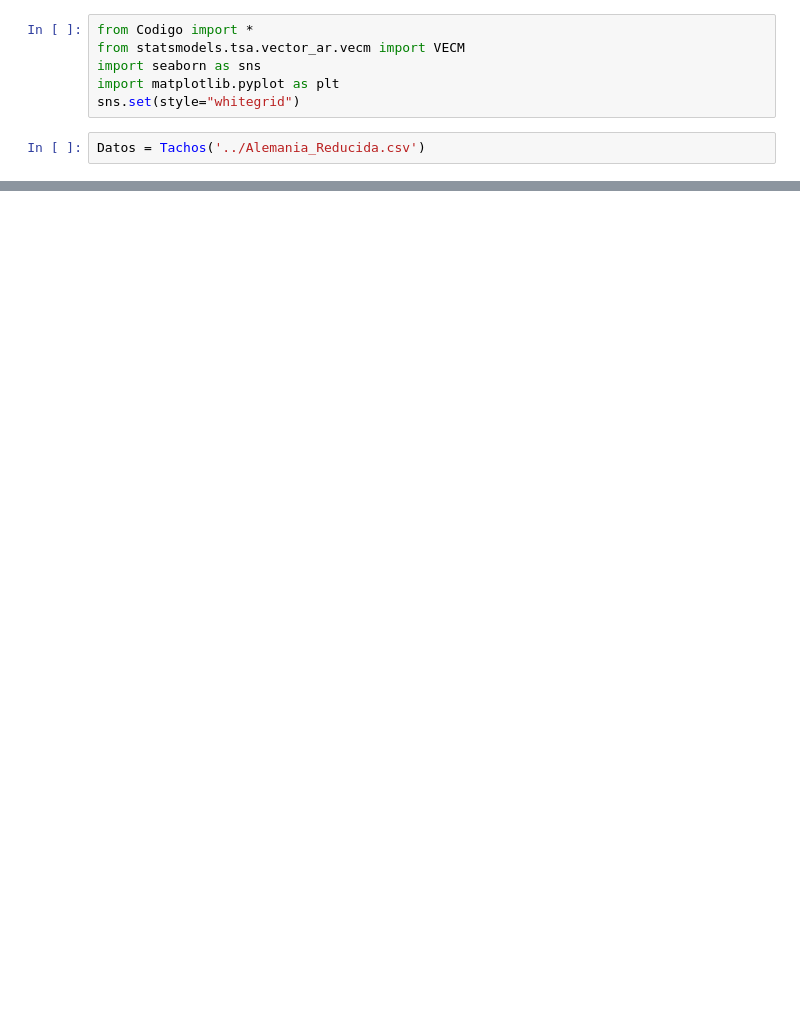
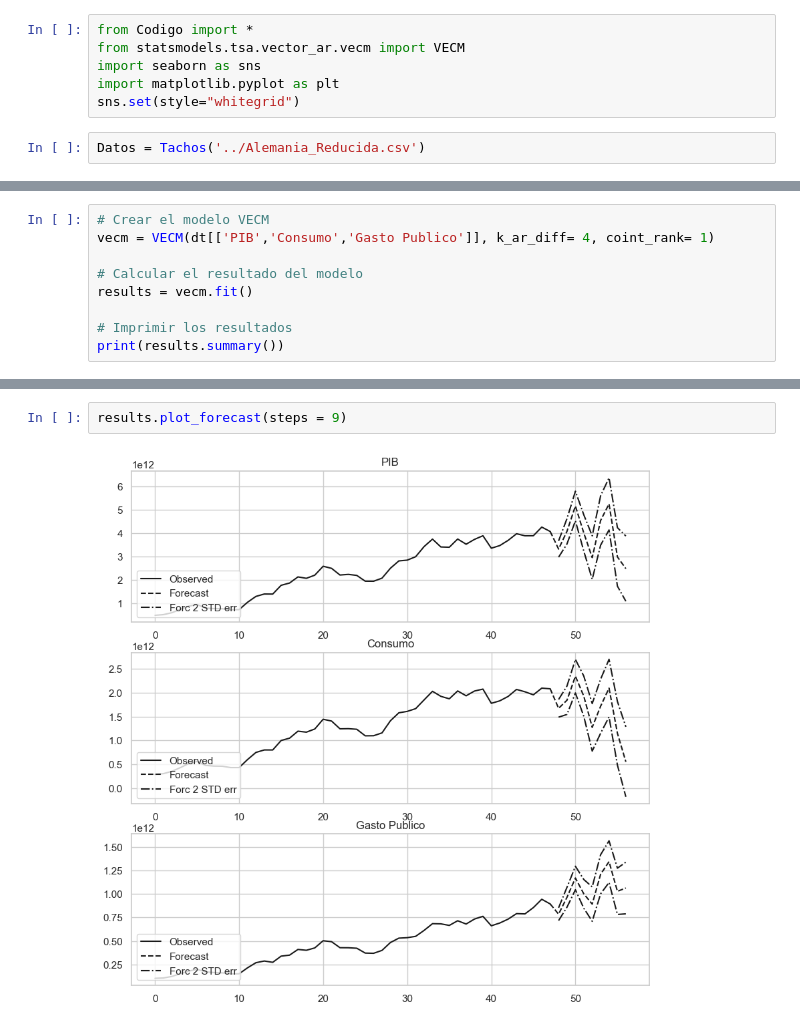
Before and after one commit to miguel2019547/econometria_2, a Jupyter notebook: _VEC/VEC.ipynb, the cells around one changed output, grey strips where cells are left out. Cells and saved outputs as stored; diff of their text form; blank space fills up the shorter version.

```diff
--- a/_VEC/VEC.ipynb
+++ b/_VEC/VEC.ipynb
@@ -65,0 +92,9 @@ plt.show()
+# %%
+# Crear el modelo VECM
+vecm = VECM(dt[['PIB','Consumo','Gasto Publico']], k_ar_diff= 4, coint_rank= 1)
+
+# Calcular el resultado del modelo
+results = vecm.fit()
+
+# Imprimir los resultados
+print(results.summary())
@@ -65,0 +119,4 @@ plt.show()
+# %%
+results.plot_forecast(steps = 9)
+# %% [output]
+[figure, added]
```
Also changed, not shown: parts of 7 cells of this notebook.
